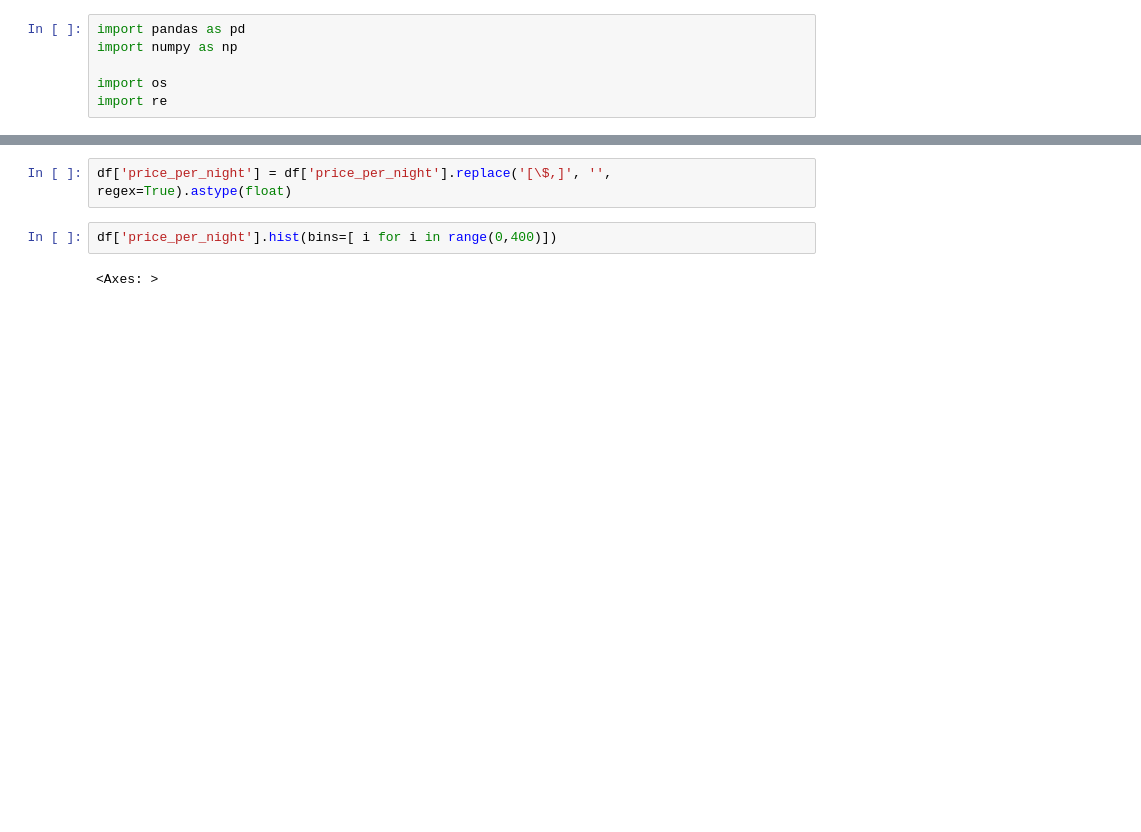
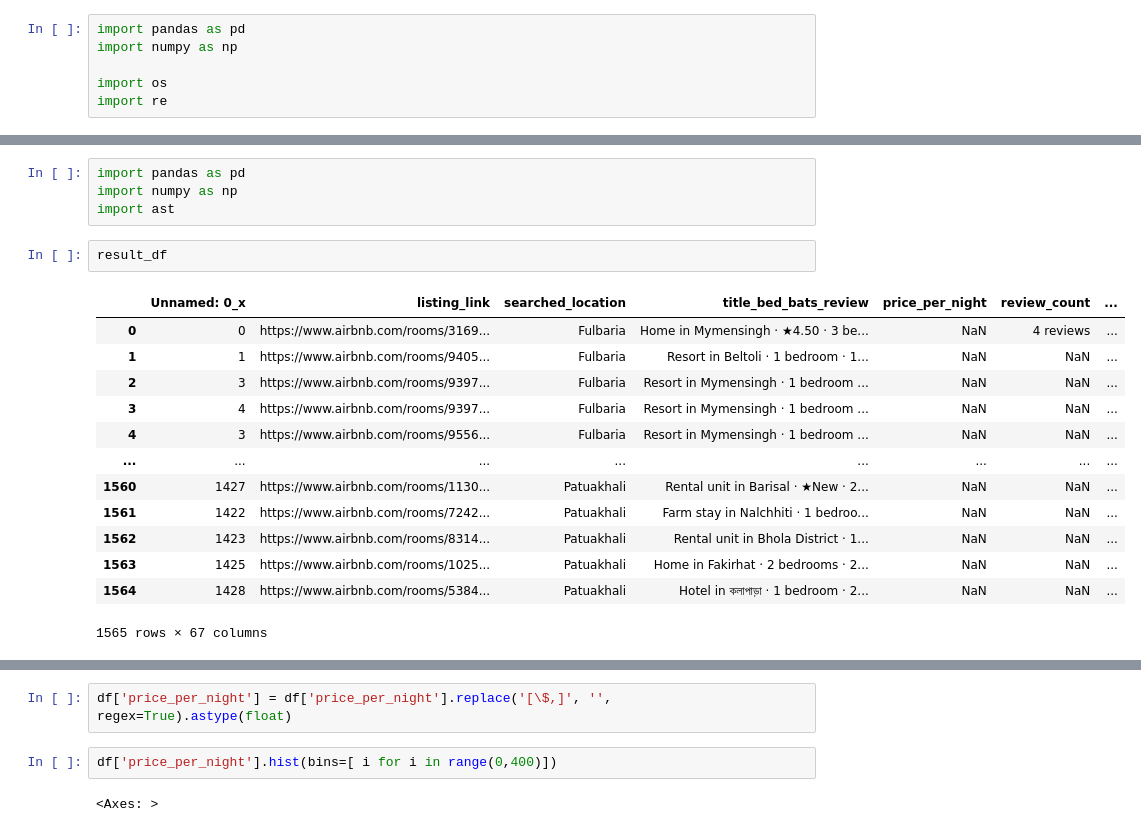
Before and after one commit to Yeasirzawad/Airbnb-Bangladesh-Scrap, a Jupyter notebook: notebooks/clean.ipynb, the cells around one changed output, grey strips where cells are left out. Saved outputs shown, nothing was run; the diff lists cells and outputs as text; blank space fills up the shorter version.

```diff
--- a/notebooks/clean.ipynb
+++ b/notebooks/clean.ipynb
@@ -8,0 +99,20 @@ df = pd.read_csv('./merged_airbnb_host.csv')
+# %%
+import pandas as pd
+import numpy as np
+import ast
+# %%
+result_df
+# %% [output]
+|  | Unnamed: 0_x | listing_link | searched_location | title_bed_bats_review | price_per_night | review_count | ... |
+| 0 | 0 | https://www.airbnb.com/rooms/3169... | Fulbaria | Home in Mymensingh · ★4.50 · 3 be... | NaN | 4 reviews | ... |
+| 1 | 1 | https://www.airbnb.com/rooms/9405... | Fulbaria | Resort in Beltoli · 1 bedroom · 1... | NaN | NaN | ... |
+| 2 | 3 | https://www.airbnb.com/rooms/9397... | Fulbaria | Resort in Mymensingh · 1 bedroom ... | NaN | NaN | ... |
+| 3 | 4 | https://www.airbnb.com/rooms/9397... | Fulbaria | Resort in Mymensingh · 1 bedroom ... | NaN | NaN | ... |
+| 4 | 3 | https://www.airbnb.com/rooms/9556... | Fulbaria | Resort in Mymensingh · 1 bedroom ... | NaN | NaN | ... |
+| ... | ... | ... | ... | ... | ... | ... | ... |
+| 1560 | 1427 | https://www.airbnb.com/rooms/1130... | Patuakhali | Rental unit in Barisal · ★New · 2... | NaN | NaN | ... |
+| 1561 | 1422 | https://www.airbnb.com/rooms/7242... | Patuakhali | Farm stay in Nalchhiti · 1 bedroo... | NaN | NaN | ... |
+| 1562 | 1423 | https://www.airbnb.com/rooms/8314... | Patuakhali | Rental unit in Bhola District · 1... | NaN | NaN | ... |
+| 1563 | 1425 | https://www.airbnb.com/rooms/1025... | Patuakhali | Home in Fakirhat · 2 bedrooms · 2... | NaN | NaN | ... |
+| 1564 | 1428 | https://www.airbnb.com/rooms/5384... | Patuakhali | Hotel in কলাপাড়া · 1 bedroom · 2... | NaN | NaN | ... |
+1565 rows × 67 columns
```
Also changed, not shown: parts of 55 cells of this notebook, 10 other files.
